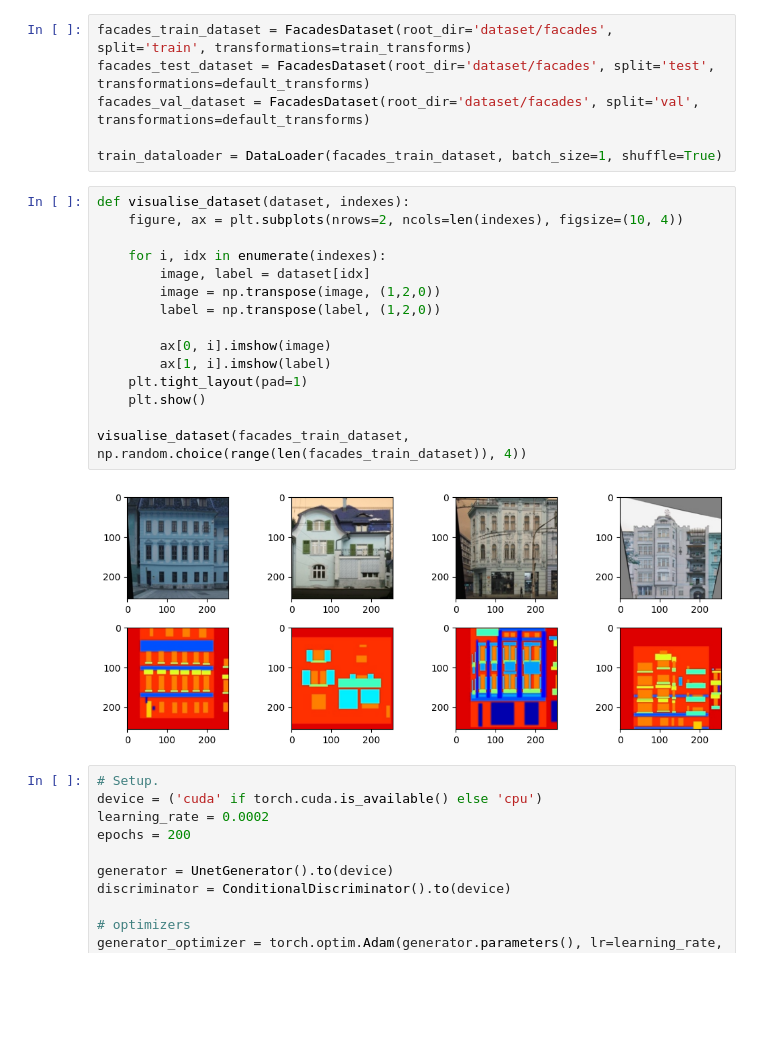
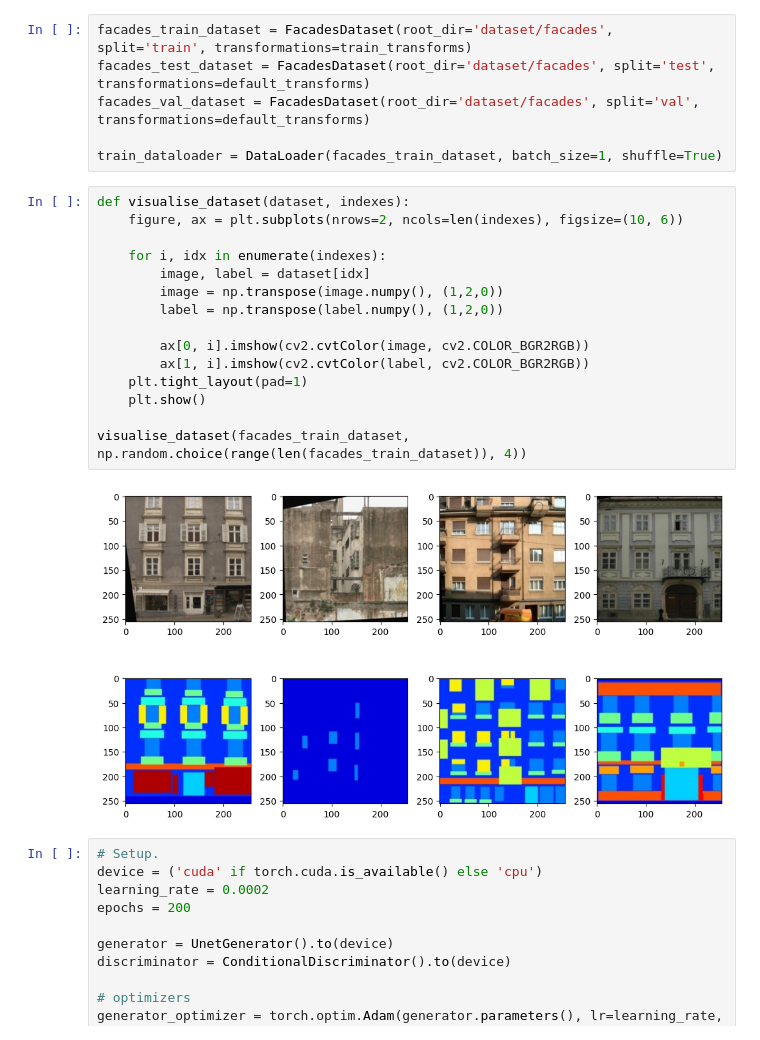
Before and after one commit to st235/HSE.DeepGenerativeNetworks, a Jupyter notebook: pix2pix.ipynb, the cells around one changed output. Drawn from its saved outputs; the diff is of its cells as text; blank space fills up the shorter version.

```diff
--- a/pix2pix.ipynb
+++ b/pix2pix.ipynb
@@ -41,21 +42,21 @@ facades_val_dataset = FacadesDataset(root_dir='dataset/facades', split='val', tr
 train_dataloader = DataLoader(facades_train_dataset, batch_size=1, shuffle=True)
 # %%
 def visualise_dataset(dataset, indexes):
-    figure, ax = plt.subplots(nrows=2, ncols=len(indexes), figsize=(10, 4))
+    figure, ax = plt.subplots(nrows=2, ncols=len(indexes), figsize=(10, 6))
 
     for i, idx in enumerate(indexes):
         image, label = dataset[idx]
-        image = np.transpose(image, (1,2,0))
-        label = np.transpose(label, (1,2,0))
+        image = np.transpose(image.numpy(), (1,2,0))
+        label = np.transpose(label.numpy(), (1,2,0))
 
-        ax[0, i].imshow(image)
-        ax[1, i].imshow(label)
+        ax[0, i].imshow(cv2.cvtColor(image, cv2.COLOR_BGR2RGB))
+        ax[1, i].imshow(cv2.cvtColor(label, cv2.COLOR_BGR2RGB))
     plt.tight_layout(pad=1)
     plt.show()
 
 visualise_dataset(facades_train_dataset, np.random.choice(range(len(facades_train_dataset)), 4))
 # %% [output]
-[figure, old version]
+[figure, new version]
 # %%
 # Setup.
 device = ('cuda' if torch.cuda.is_available() else 'cpu')
```
Also changed, not shown: parts of 3 cells of this notebook.
